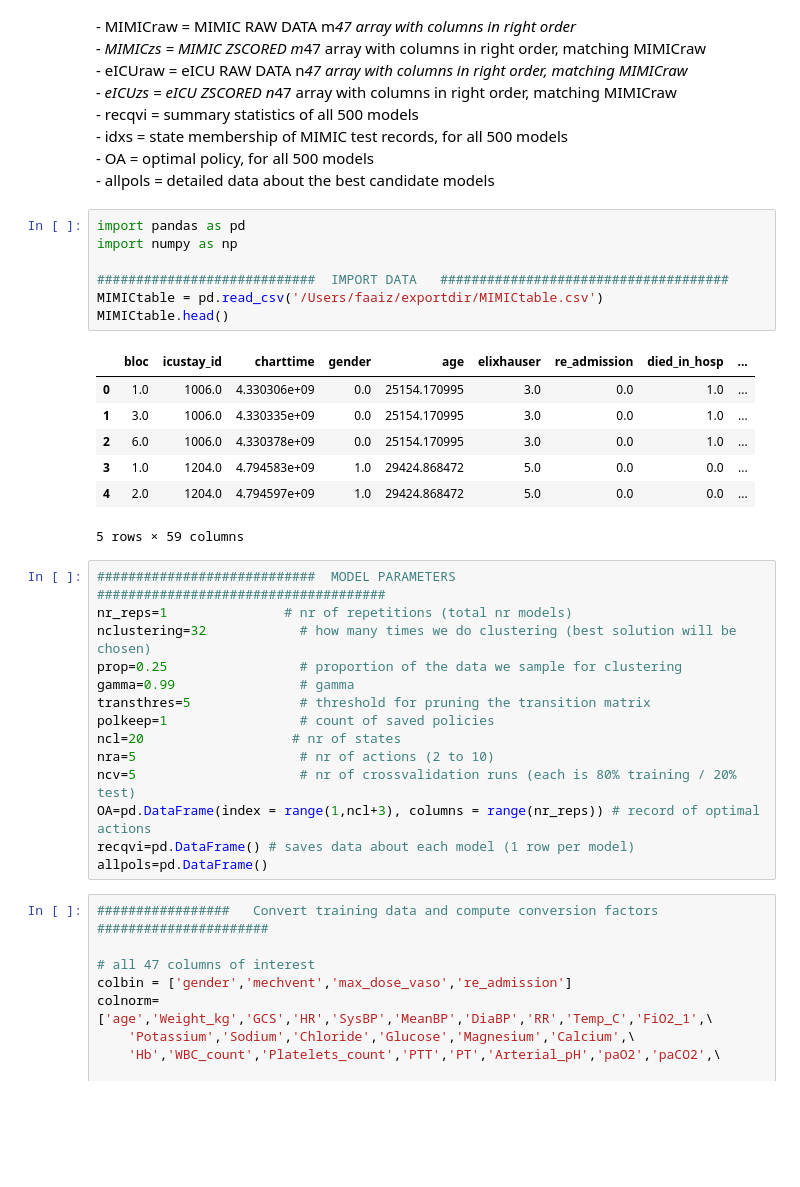
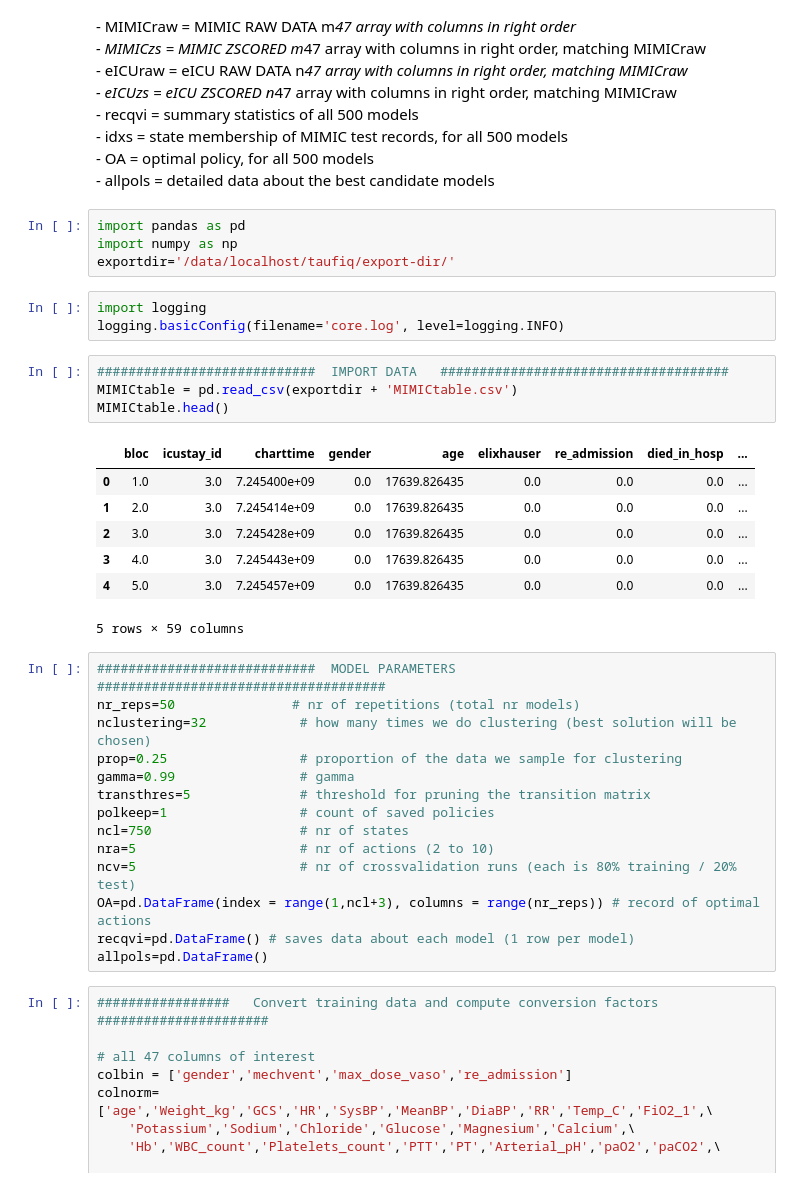
Before and after one commit to faaizT/AI_Clinician, a Jupyter notebook: AIClinician_core.ipynb, the cells around one changed output. Drawn from its saved outputs; the diff is of its cells as text; blank space fills up the shorter version.

Commit message:
Started working on full MIMIC dataset

```diff
--- a/AIClinician_core.ipynb
+++ b/AIClinician_core.ipynb
@@ -19,30 +19,34 @@ GENERATES:
         - idxs = state membership of MIMIC test records, for all 500 models
         - OA = optimal policy, for all 500 models
         - allpols = detailed data about the best candidate models
+# %%
+import pandas as pd
+import numpy as np
+exportdir='/data/localhost/taufiq/export-dir/'
+# %%
+import logging
+logging.basicConfig(filename='core.log', level=logging.INFO)
 # %%
-import pandas as pd
-import numpy as np
-
 ############################  IMPORT DATA   #####################################
-MIMICtable = pd.read_csv('/Users/faaiz/exportdir/MIMICtable.csv')
+MIMICtable = pd.read_csv(exportdir + 'MIMICtable.csv')
 MIMICtable.head()
 # %% [output]
 |  | bloc | icustay_id | charttime | gender | age | elixhauser | re_admission | died_in_hosp | ... |
-| 0 | 1.0 | 1006.0 | 4.330306e+09 | 0.0 | 25154.170995 | 3.0 | 0.0 | 1.0 | ... |
-| 1 | 3.0 | 1006.0 | 4.330335e+09 | 0.0 | 25154.170995 | 3.0 | 0.0 | 1.0 | ... |
-| 2 | 6.0 | 1006.0 | 4.330378e+09 | 0.0 | 25154.170995 | 3.0 | 0.0 | 1.0 | ... |
-| 3 | 1.0 | 1204.0 | 4.794583e+09 | 1.0 | 29424.868472 | 5.0 | 0.0 | 0.0 | ... |
-| 4 | 2.0 | 1204.0 | 4.794597e+09 | 1.0 | 29424.868472 | 5.0 | 0.0 | 0.0 | ... |
+| 0 | 1.0 | 3.0 | 7.245400e+09 | 0.0 | 17639.826435 | 0.0 | 0.0 | 0.0 | ... |
+| 1 | 2.0 | 3.0 | 7.245414e+09 | 0.0 | 17639.826435 | 0.0 | 0.0 | 0.0 | ... |
+| 2 | 3.0 | 3.0 | 7.245428e+09 | 0.0 | 17639.826435 | 0.0 | 0.0 | 0.0 | ... |
+| 3 | 4.0 | 3.0 | 7.245443e+09 | 0.0 | 17639.826435 | 0.0 | 0.0 | 0.0 | ... |
+| 4 | 5.0 | 3.0 | 7.245457e+09 | 0.0 | 17639.826435 | 0.0 | 0.0 | 0.0 | ... |
 5 rows × 59 columns
 # %%
 ############################  MODEL PARAMETERS   #####################################
-nr_reps=1               # nr of repetitions (total nr models)
+nr_reps=50               # nr of repetitions (total nr models)
 nclustering=32            # how many times we do clustering (best solution will be chosen)
 prop=0.25                 # proportion of the data we sample for clustering
 gamma=0.99                # gamma
 transthres=5              # threshold for pruning the transition matrix
 polkeep=1                 # count of saved policies
-ncl=20                   # nr of states
+ncl=750                   # nr of states
 nra=5                     # nr of actions (2 to 10)
 ncv=5                     # nr of crossvalidation runs (each is 80% training / 20% test)
 OA=pd.DataFrame(index = range(1,ncl+3), columns = range(nr_reps)) # record of optimal actions
```
Also changed, not shown: parts of 6 cells of this notebook, 2 other files.
